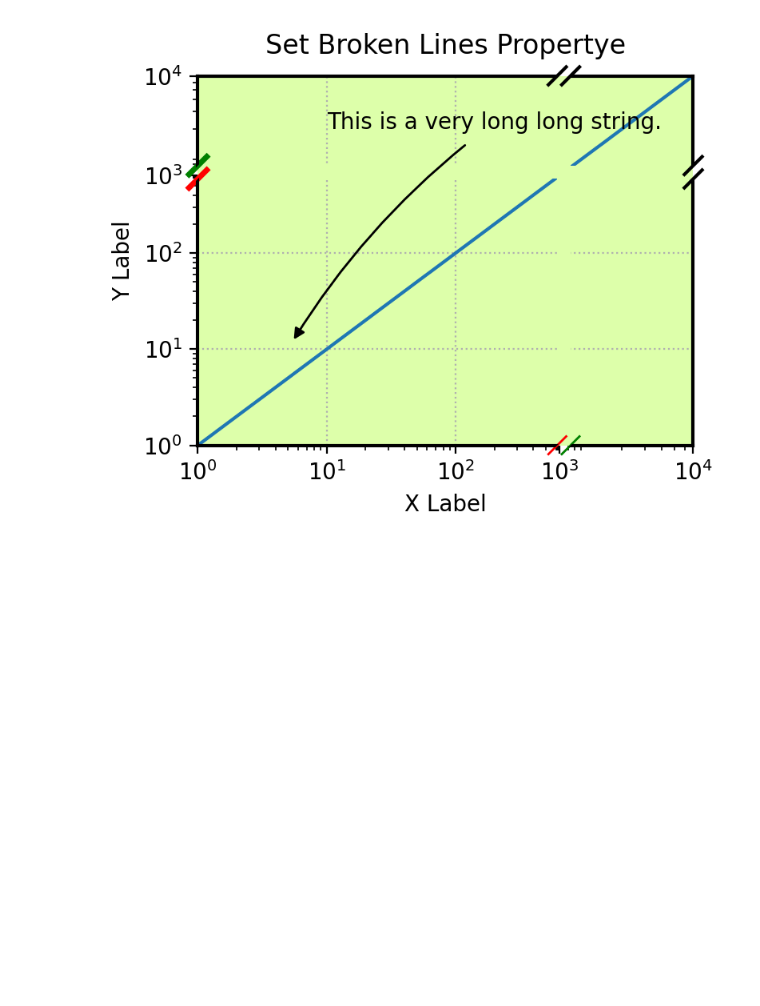
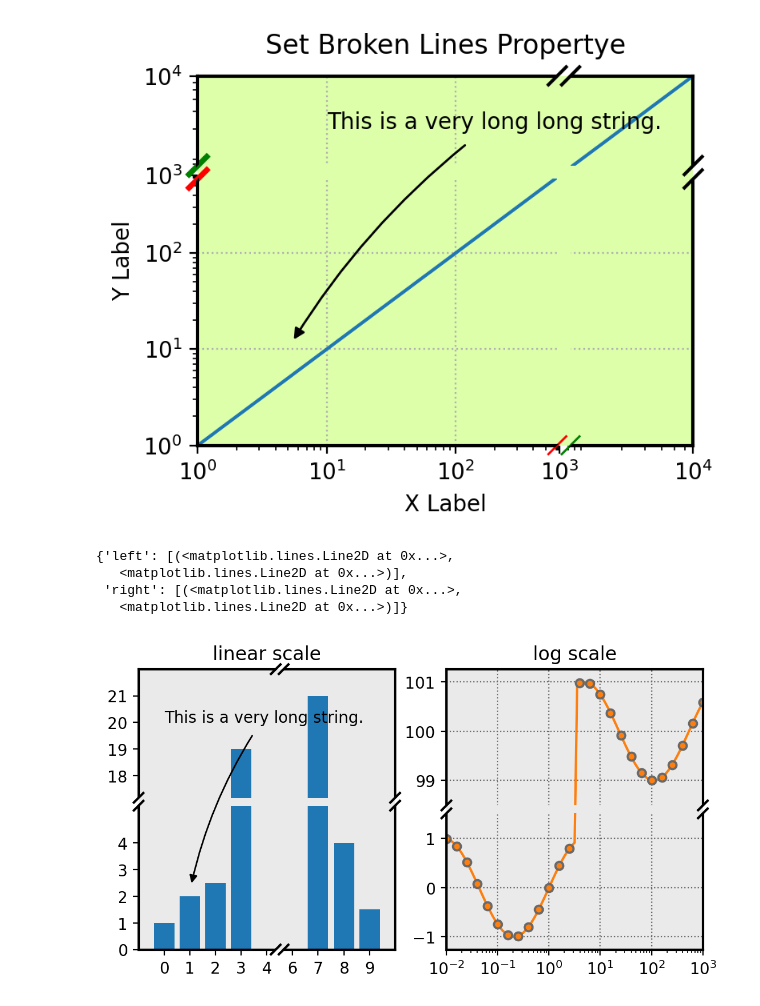
Before and after one commit to wuyao1997/break_axes, a Jupyter notebook: examples.ipynb, the cells around one changed output. Saved outputs shown, nothing was run; the diff lists cells and outputs as text; code cells hidden in the pictures; blank space fills up the shorter version.

Commit message:
add multi example

```diff
--- a/examples.ipynb
+++ b/examples.ipynb
@@ -180,3 +180,51 @@ left_top.set(color='g', linewidth=2.5)
 plt.show()
 # %% [output]
 [figure]
+# %%
+# plt.rcParams['figure.subplot.bottom'] = 0.2
+# plt.rcParams['figure.subplot.top'] = 0.8
+# plt.rcParams['figure.subplot.left'] = 0.12
+# plt.rcParams['figure.subplot.right'] = 0.92
+
+fig, (ax1, ax2) = plt.subplots(1, 2, figsize=(6.4, 3.2))
+
+
+ax1.set_title("linear scale")
+ax1.set(xlim=(-1, 10), ylim=(0, 22), facecolor='#EAEAEA')
+ax1.bar([0,1,2,3,7,8,9], [1,2,2.5,19,21,4,1.5])
+ax1.annotate("This is a very long string.", xy=(1,2.2), xytext=(0,20),
+             arrowprops=dict(
+                 arrowstyle='-|>',
+                 connectionstyle="arc3,rad=0.1",
+                 color='k',
+                 shrinkA=5, shrinkB=5
+             ))
+
+
+scale_axes(ax1, x_interval=[(4, 6, 0.5)],
+           y_interval=[(4.5, 18, 0.15)])
+ax1.set_xticks([0,1,2,3,4, 6,7,8,9])
+ax1.set_yticks([0,1,2,3,4,18, 19,20,21])
+broken_and_clip_axes(ax1, x=[5], y=[11.5])
+
+
+ax2.set_title("log scale")
+ax2.set(xscale='log', xlim=(0.01,1000), facecolor='#EAEAEA')
+x = np.logspace(-2,3,101)
+y = np.sin(np.log(x))
+y[x>3.3] += 100
+ax2.plot(x, y, marker='o', markevery=4, markersize=5, mew=1.4,
+         markeredgecolor='dimgray', color='C1')
+
+scale_axes(ax2, y_interval=[(1+0.1,99-0.1,0.01)])
+ax2.set_yticks([-1,0,1,99,100,101])
+ax2.grid(ls=':', color='dimgray')
+broken_and_clip_axes(ax2, y=[50])
+
+# fig.savefig("multi_axes.png", transparent=False)
+# %% [output]
+{'left': [(<matplotlib.lines.Line2D at 0x...>,
+   <matplotlib.lines.Line2D at 0x...>)],
+ 'right': [(<matplotlib.lines.Line2D at 0x...>,
+   <matplotlib.lines.Line2D at 0x...>)]}
+[figure, added]
```
Also changed, not shown: parts of 1 cell of this notebook, 4 other files.
